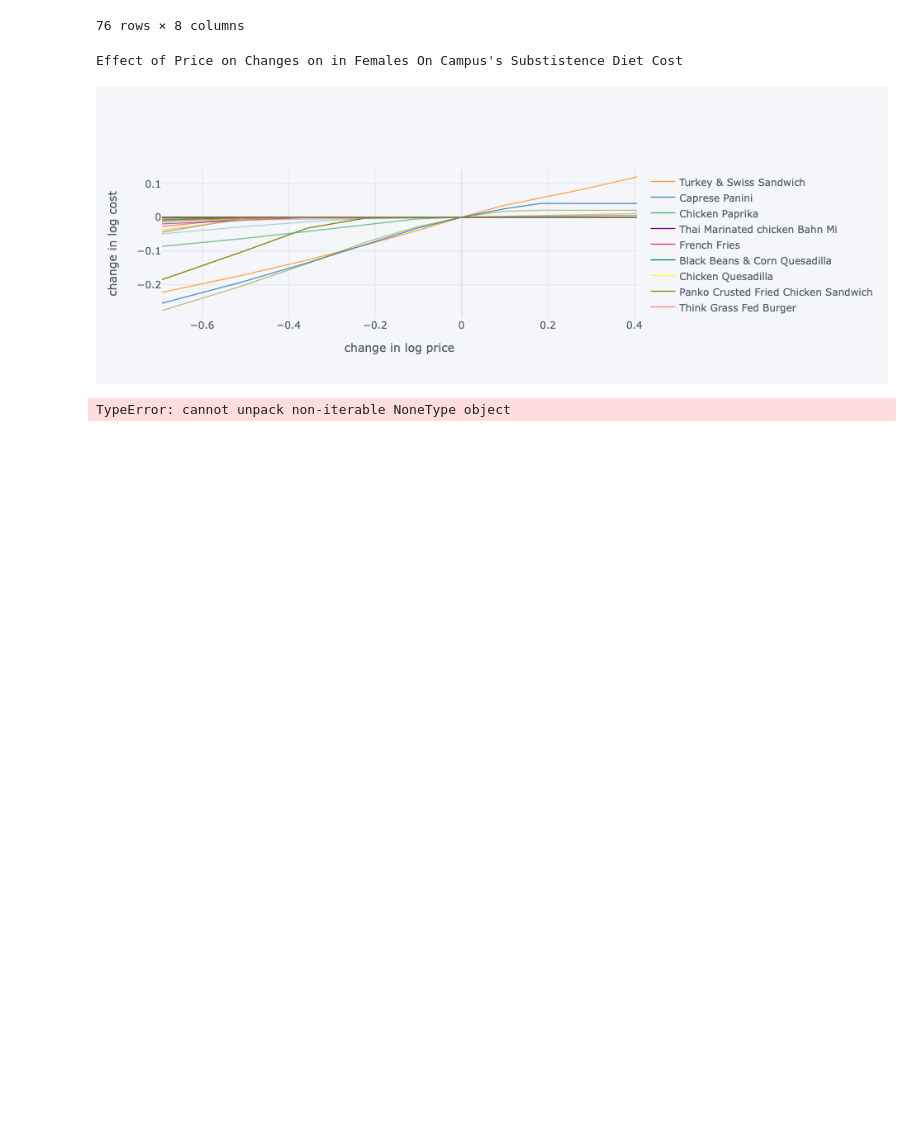
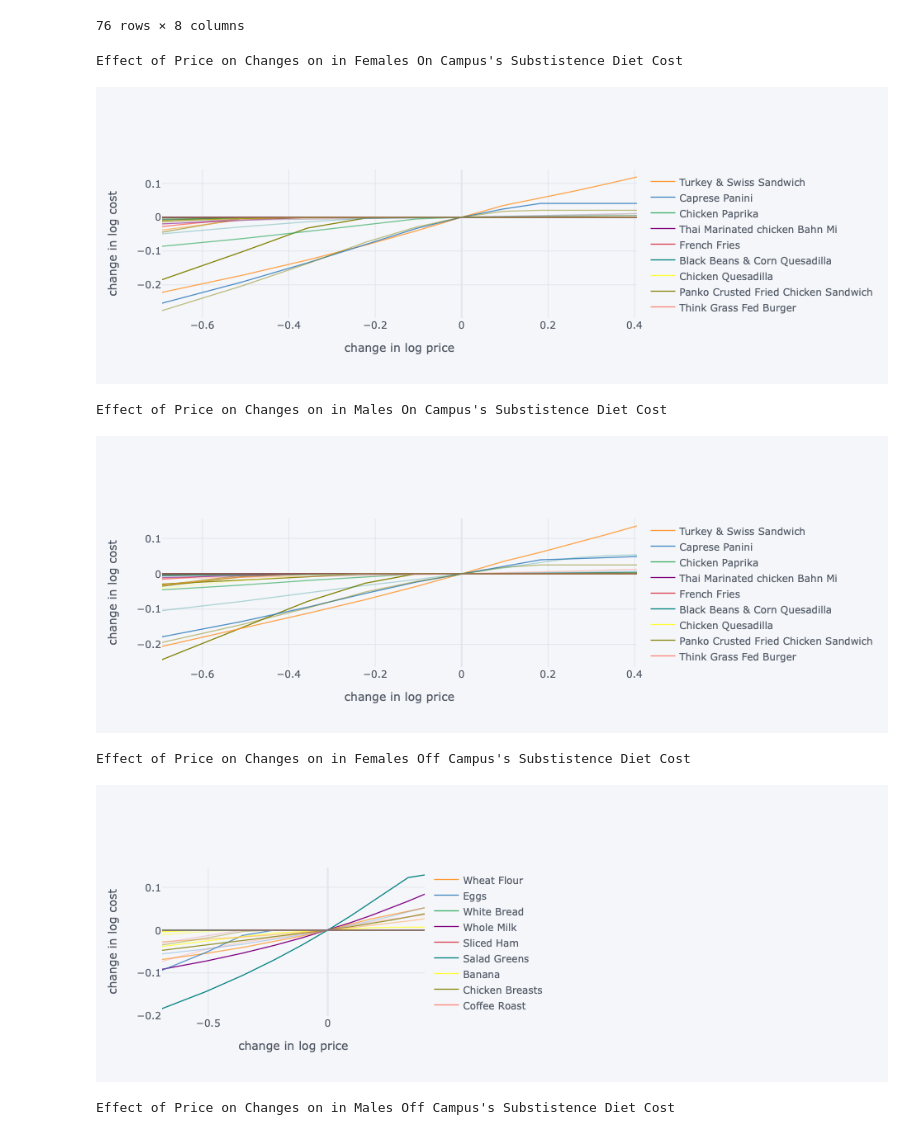
Before and after one commit to juliarunkle/EEP-Project-2-Harriette-Chick, a Jupyter notebook: Project2_Chickk-3.ipynb, the cells around one changed output. Cells and saved outputs as stored; diff of their text form; code cells hidden in the pictures; blank space fills up the shorter version.

```diff
--- a/Project2_Chickk-3.ipynb
+++ b/Project2_Chickk-3.ipynb
@@ -493,32 +493,36 @@ def sense_solution(df, price, diet_min, diet_max, group):
     Price_response={}
     for s in scale:
         cost = {}
         for i,p in enumerate(price):
             my_p = price.copy()
             my_p[i] = p*s
             result = solve_subsistence_problem(df,my_p,diet_min[group],diet_max[group],tol=tol)
 
             cost[price.index[i]] = np.log(result.fun/cost0)
         Price_response[np.log(s)] = cost
     Price_response = pd.DataFrame(Price_response).T
     return Price_response.iplot(xTitle='change in log price',yTitle='change in log cost')
 
 print(f"Effect of Price on Changes on in Females On Campus's Substistence Diet Cost")
-F_on_PR,df = sense_solution(D, Prices, bmin, bmax, groupF)
+F_on_PR = sense_solution(D, Prices, bmin, bmax, groupF)
 F_on_PR
 
 print(f"Effect of Price on Changes on in Males On Campus's Substistence Diet Cost")
 M_on_PR = sense_solution(D, Prices, bmin, bmax, groupM)
 M_on_PR
 
 print(f"Effect of Price on Changes on in Females Off Campus's Substistence Diet Cost")
 F_off_PR = sense_solution(D_off, Prices_off, bmin_off, bmax_off, groupF)
 F_off_PR
 
 print(f"Effect of Price on Changes on in Males Off Campus's Substistence Diet Cost")
 M_off_PR = sense_solution(D_off, Prices_off, bmin_off, bmax_off, groupM)
 M_off_PR
 # %% [output]
 Effect of Price on Changes on in Females On Campus's Substistence Diet Cost
 [figure]
-TypeError: cannot unpack non-iterable NoneType object
+Effect of Price on Changes on in Males On Campus's Substistence Diet Cost
+[figure, added]
+Effect of Price on Changes on in Females Off Campus's Substistence Diet Cost
+[figure, added]
+Effect of Price on Changes on in Males Off Campus's Substistence Diet Cost
```
Also changed, not shown: parts of 3 cells of this notebook.
